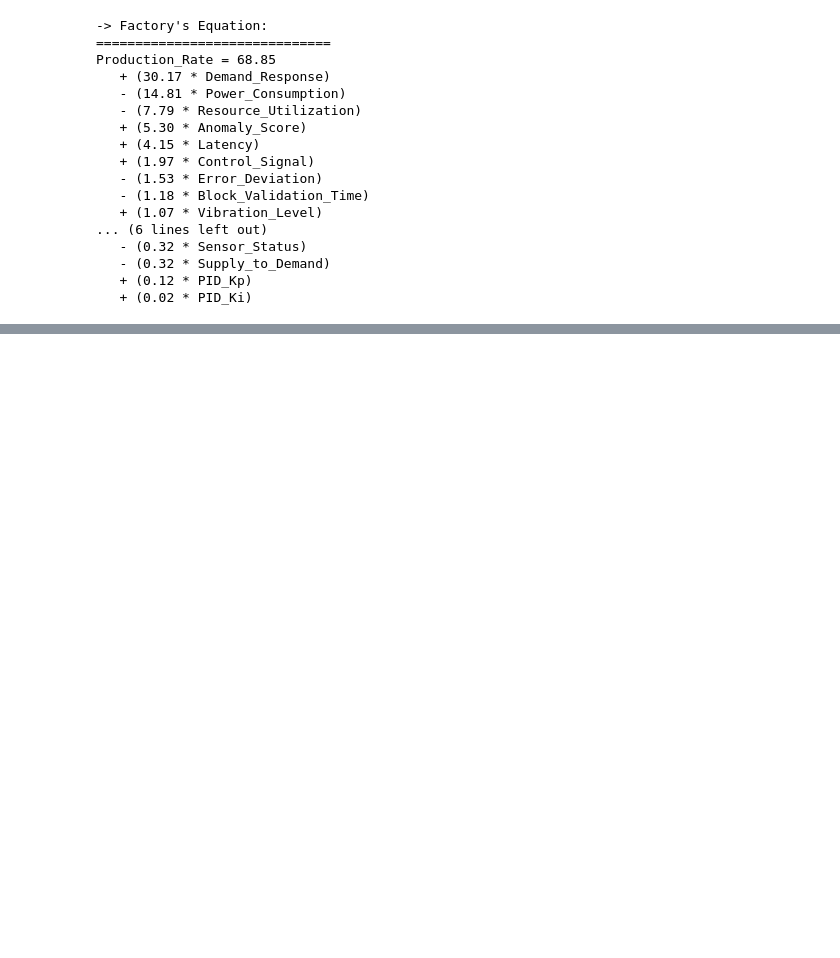
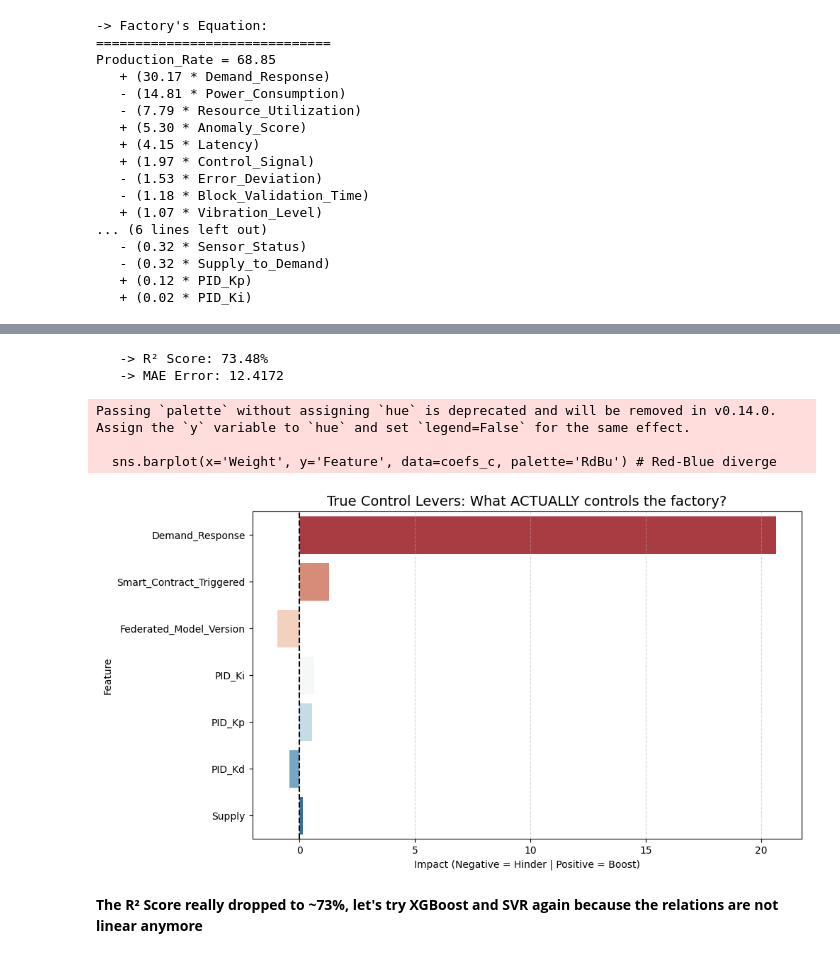
Before and after one commit to igsgo/Smart-Factory-Digital-Shadow-Throughput-Optimization-Energy-Analysis, a Jupyter notebook: Smart_Factory_Digital_Shadow.ipynb, the cells around one changed output, grey strips where cells are left out. Drawn from its saved outputs; the diff is of its cells as text; code cells hidden in the pictures; blank space fills up the shorter version.

```diff
--- a/Smart_Factory_Digital_Shadow.ipynb
+++ b/Smart_Factory_Digital_Shadow.ipynb
@@ -227,0 +242,52 @@ Production_Rate = 68.85
+# %%
+causal_features = [
+    'Demand_Response',
+    'Supply',
+    'PID_Kp','PID_Ki','PID_Kd',
+    'Federated_Model_Version',
+    'Smart_Contract_Triggered'
+]
+
+valid_features = [c for c in causal_features if c in df.columns]
+
+X_causal = df[valid_features]
+y_causal = df['Production_Rate']
+
+X_train_c, X_test_c, y_train_c, y_test_c = train_test_split(X_causal,y_causal, test_size = 0.2, random_state = 42)
+
+scaler_c = StandardScaler()
+X_train_c = pd.DataFrame(scaler_c.fit_transform(X_train_c), columns = X_train_c.columns)
+X_test_c = pd.DataFrame(scaler_c.transform(X_test_c), columns =X_test_c.columns)
+
+causal_model = Ridge(alpha=1.0)
+causal_model.fit(X_train_c, y_train_c)
+
+preds_c = causal_model.predict(X_test_c)
+r2_c = r2_score(y_test_c, preds_c)
+mae_c = mean_absolute_error(y_test_c, preds_c)
+
+print(f"   -> R² Score: {r2_c:.2%}")
+print(f"   -> MAE Error: {mae_c:.4f}")
+
+coefs_c = pd.DataFrame({
+    'Feature': X_train_c.columns,
+    'Weight': causal_model.coef_,
+    'Abs_Weight': abs(causal_model.coef_)
+}).sort_values(by='Abs_Weight', ascending=False)
+
+plt.figure(figsize=(10, 6))
+sns.barplot(x='Weight', y='Feature', data=coefs_c, palette='RdBu') # Red-Blue diverge
+plt.title('True Control Levers: What ACTUALLY controls the factory?', fontsize=14)
+plt.xlabel('Impact (Negative = Hinder | Positive = Boost)')
+plt.axvline(x=0, color='black', linestyle='--')
+plt.grid(axis='x', linestyle='--', alpha=0.5)
+plt.show()
+# %% [output]
+   -> R² Score: 73.48%
+   -> MAE Error: 12.4172
+Passing `palette` without assigning `hue` is deprecated and will be removed in v0.14.0. Assign the `y` variable to `hue` and set `legend=False` for the same effect.
+
+  sns.barplot(x='Weight', y='Feature', data=coefs_c, palette='RdBu') # Red-Blue diverge
+[figure, added]
+# %% [markdown]
+**The R² Score really dropped to ~73%, let's try XGBoost and SVR again because the relations are not linear anymore**
```
Also changed, not shown: parts of 7 cells of this notebook.
